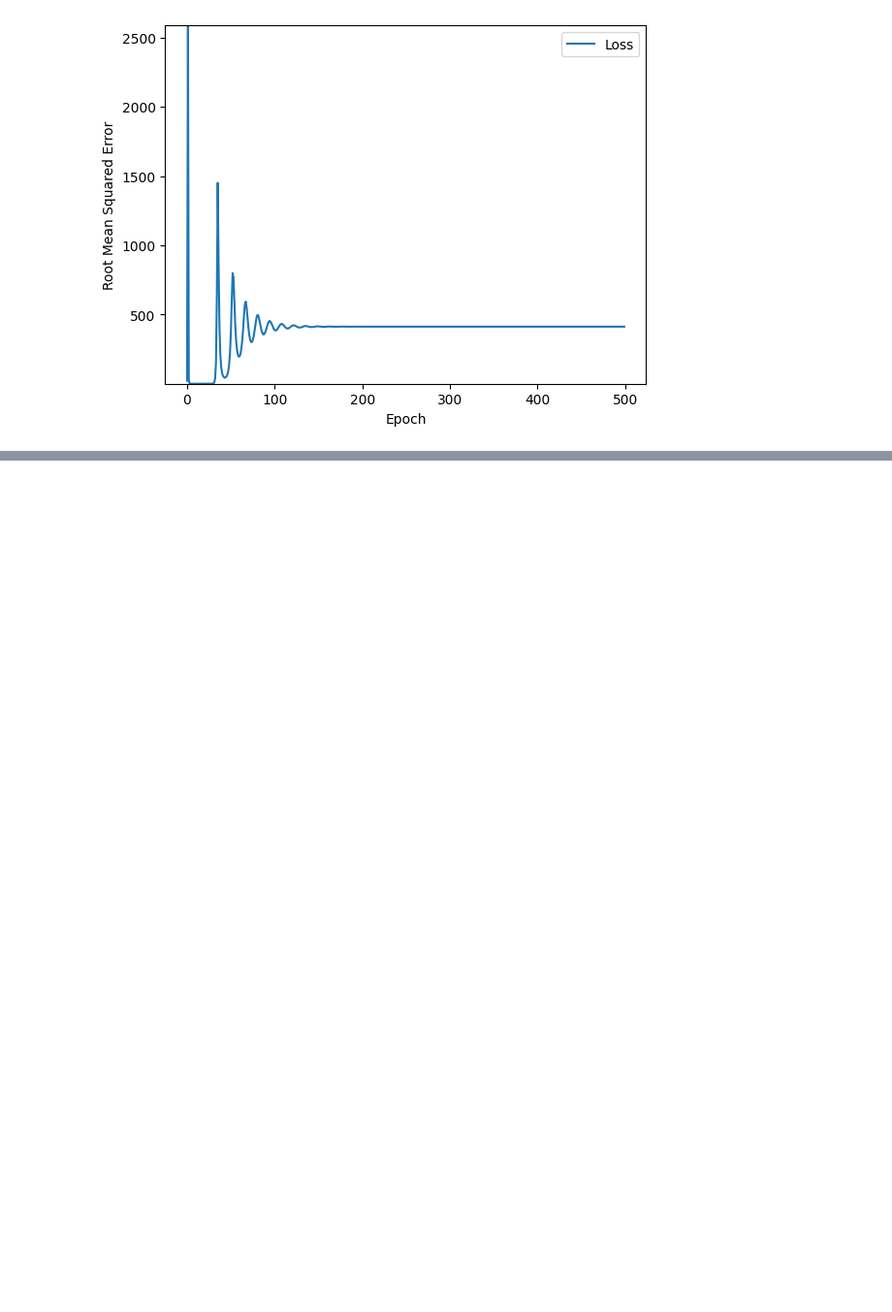
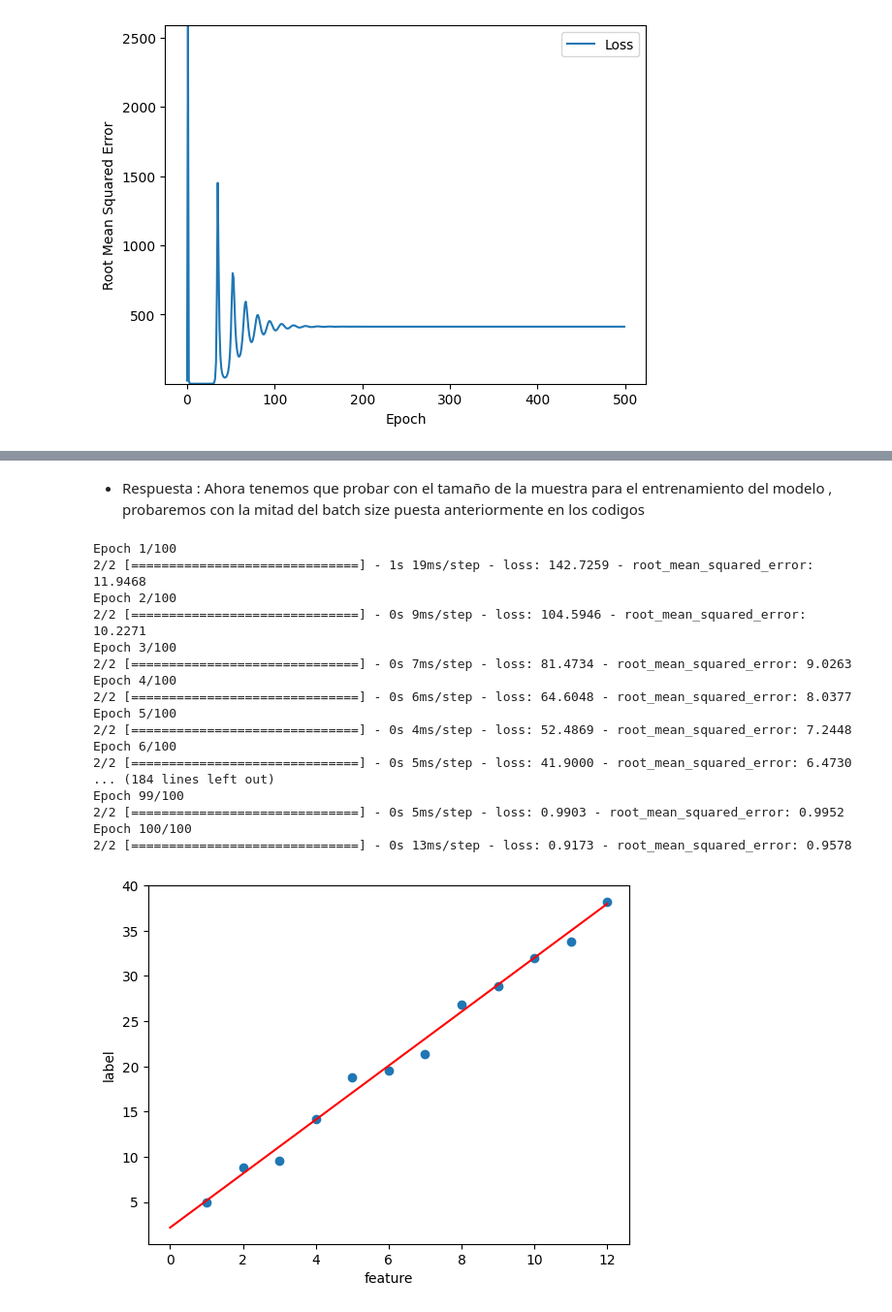
Before and after one commit to peg1163/Introduction_to_data_science, a Jupyter notebook: RLT.ipynb, the cells around one changed output, grey strips where cells are left out. Shown: that part at 97% size. Drawn from its saved outputs; the diff is of its cells as text; code cells hidden in the pictures; blank space fills up the shorter version.

```diff
--- a/test.ipynb
+++ b/RLT.ipynb
@@ -226,0 +311,34 @@ Epoch 500/500
+# %% [markdown]
+* Respuesta : Ahora tenemos que probar con el tamaño de la muestra para el entrenamiento del modelo , probaremos con la mitad del batch size puesta anteriormente en los codigos
+# %%
+my_feature = np.array([1.0, 2.0, 3.0, 4.0, 5.0, 6.0, 7.0, 8.0, 9.0, 10.0, 11.0, 12.0])
+my_label = np.array([5.0, 8.8, 9.6, 14.2, 18.8, 19.5, 21.4, 26.8, 28.9, 32.0, 33.8, 38.2])
+learning_rate = 0.05
+epochs = 100
+my_batch_size = 6
+
+my_model = build_model(learning_rate)
+trained_weight, trained_bias, epochs, rmse = train_model(my_model, my_feature,
+                                                         my_label, epochs,
+                                                         my_batch_size)
+plot_the_model(trained_weight, trained_bias, my_feature, my_label)
+plot_the_loss_curve(epochs, rmse)
+# %% [output]
+Epoch 1/100
+2/2 [==============================] - 1s 19ms/step - loss: 142.7259 - root_mean_squared_error: 11.9468
+Epoch 2/100
+2/2 [==============================] - 0s 9ms/step - loss: 104.5946 - root_mean_squared_error: 10.2271
+Epoch 3/100
+2/2 [==============================] - 0s 7ms/step - loss: 81.4734 - root_mean_squared_error: 9.0263
+Epoch 4/100
+2/2 [==============================] - 0s 6ms/step - loss: 64.6048 - root_mean_squared_error: 8.0377
+Epoch 5/100
+2/2 [==============================] - 0s 4ms/step - loss: 52.4869 - root_mean_squared_error: 7.2448
+Epoch 6/100
+2/2 [==============================] - 0s 5ms/step - loss: 41.9000 - root_mean_squared_error: 6.4730
+... (184 lines left out)
+Epoch 99/100
+2/2 [==============================] - 0s 5ms/step - loss: 0.9903 - root_mean_squared_error: 0.9952
+Epoch 100/100
+2/2 [==============================] - 0s 13ms/step - loss: 0.9173 - root_mean_squared_error: 0.9578
+[figure, added]
```
Also changed, not shown: parts of 11 cells of this notebook, 3 other files.
